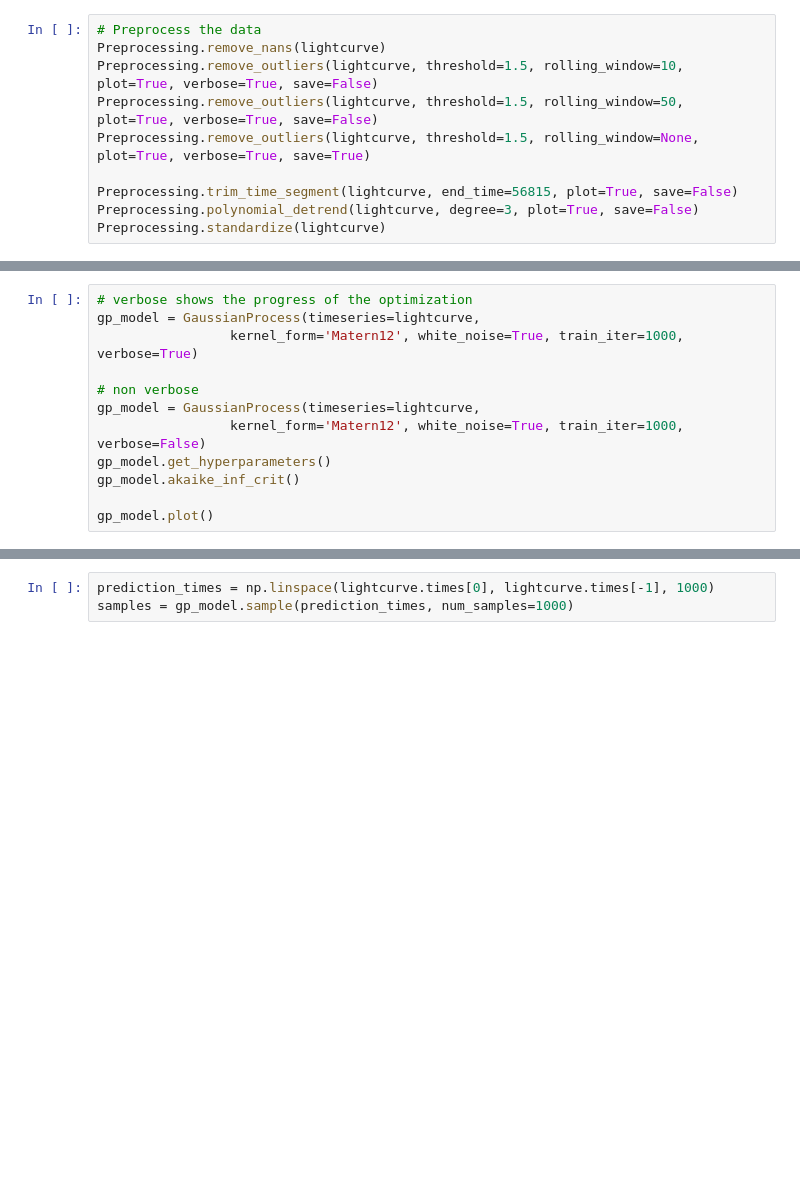
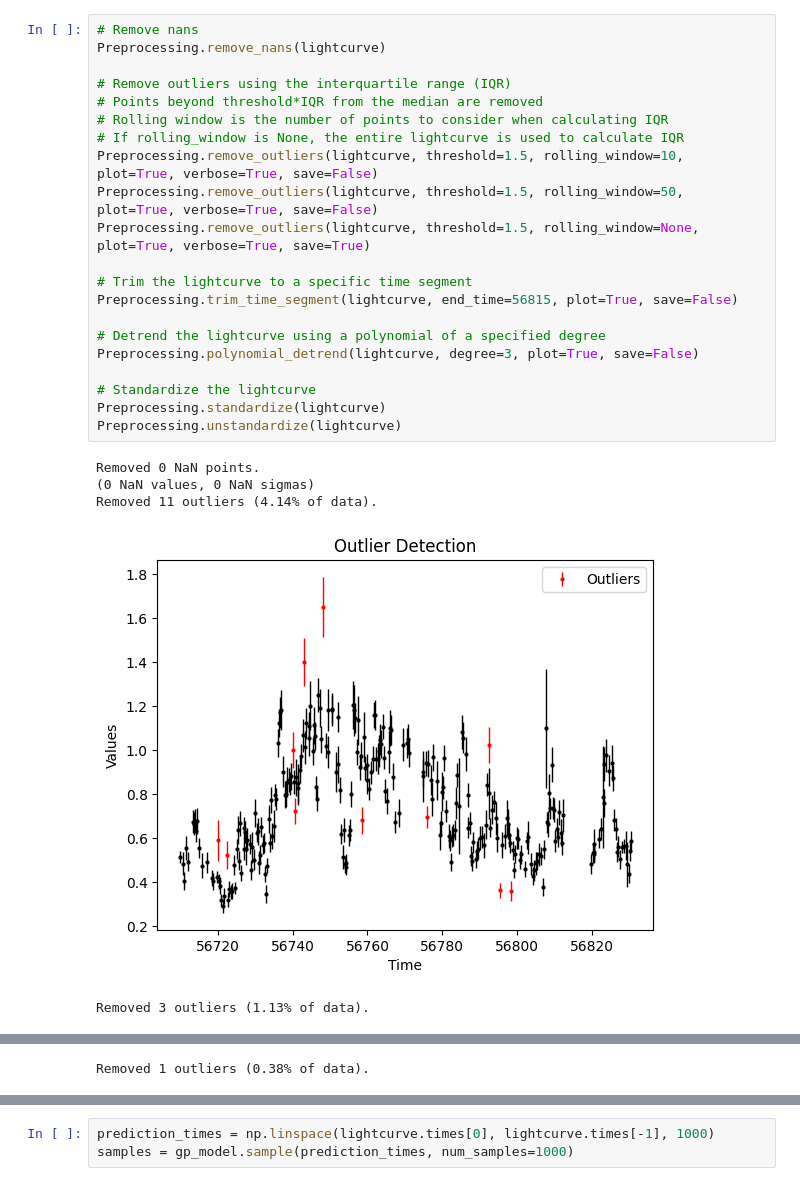
Before and after one commit to collinlewin/STELA-Toolkit, a Jupyter notebook: tutorials/gp_tutorial.ipynb, the cells around one changed output, grey strips where cells are left out. Drawn from its saved outputs; the diff is of its cells as text; blank space fills up the shorter version.

```diff
--- a/tutorials/gp_tutorial.ipynb
+++ b/tutorials/gp_tutorial.ipynb
@@ -51,10 +78,27 @@ lightcurve.plot(figsize=(8,4),
 # %%
-# Preprocess the data
+# Remove nans
 Preprocessing.remove_nans(lightcurve)
+
+# Remove outliers using the interquartile range (IQR)
+# Points beyond threshold*IQR from the median are removed
+# Rolling window is the number of points to consider when calculating IQR
+# If rolling_window is None, the entire lightcurve is used to calculate IQR
 Preprocessing.remove_outliers(lightcurve, threshold=1.5, rolling_window=10, plot=True, verbose=True, save=False)
 Preprocessing.remove_outliers(lightcurve, threshold=1.5, rolling_window=50, plot=True, verbose=True, save=False)
 Preprocessing.remove_outliers(lightcurve, threshold=1.5, rolling_window=None, plot=True, verbose=True, save=True)
 
+# Trim the lightcurve to a specific time segment
 Preprocessing.trim_time_segment(lightcurve, end_time=56815, plot=True, save=False)
+
+# Detrend the lightcurve using a polynomial of a specified degree
 Preprocessing.polynomial_detrend(lightcurve, degree=3, plot=True, save=False)
+
+# Standardize the lightcurve
 Preprocessing.standardize(lightcurve)
+Preprocessing.unstandardize(lightcurve)
+# %% [output]
+Removed 0 NaN points.
+(0 NaN values, 0 NaN sigmas)
+Removed 11 outliers (4.14% of data).
+[figure, added]
+Removed 3 outliers (1.13% of data).
@@ -60,0 +106 @@ Preprocessing.standardize(lightcurve)
+Removed 1 outliers (0.38% of data).
@@ -61,12 +109,0 @@ Preprocessing.standardize(lightcurve)
-# %%
-# verbose shows the progress of the optimization
-gp_model = GaussianProcess(timeseries=lightcurve,
-                 kernel_form='Matern12', white_noise=True, train_iter=1000, verbose=True)
-
-# non verbose
-gp_model = GaussianProcess(timeseries=lightcurve,
-                 kernel_form='Matern12', white_noise=True, train_iter=1000, verbose=False)
-gp_model.get_hyperparameters()
-gp_model.akaike_inf_crit()
-
-gp_model.plot()
```
Also changed, not shown: parts of 18 cells of this notebook, 1 other file.
